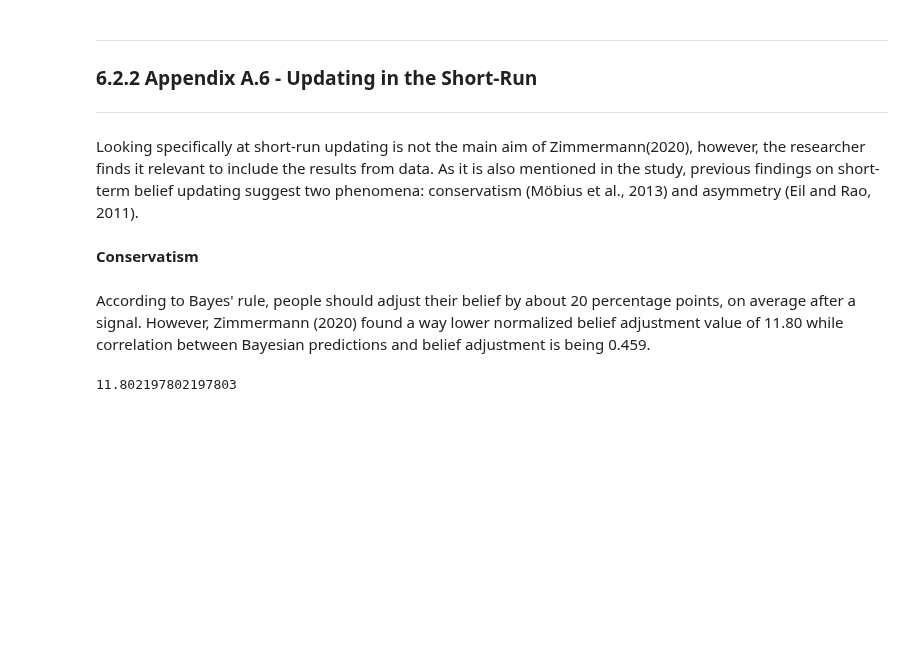
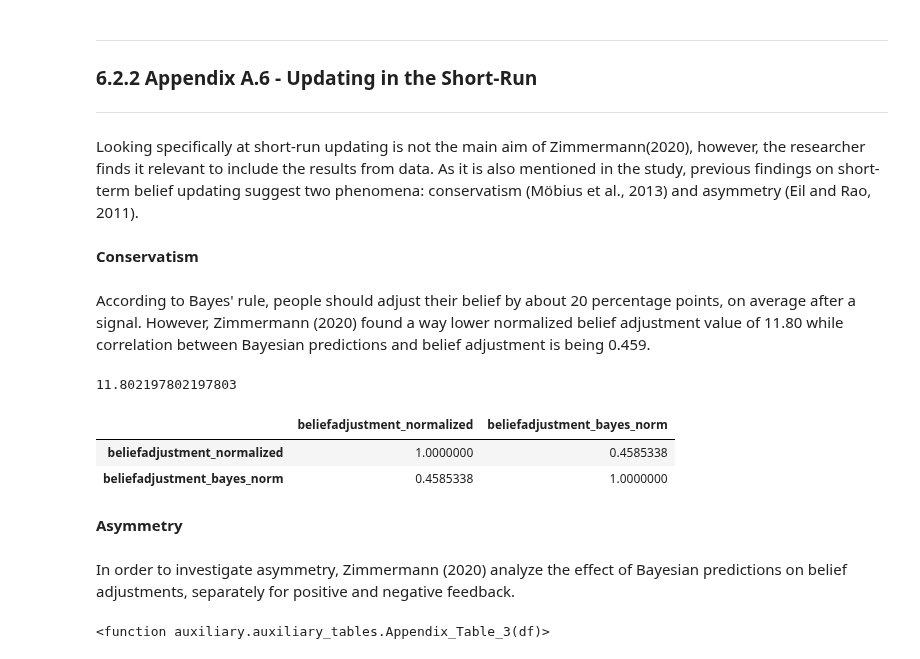
Before and after one commit to aysuavci/ose-data-science-course-project-aysuavci, a Jupyter notebook: project_notebook.ipynb, the cells around one changed output. Cells and saved outputs as stored; diff of their text form; code cells hidden in the pictures; blank space fills up the shorter version.

```diff
--- a/project_notebook.ipynb
+++ b/project_notebook.ipynb
@@ -408,3 +408,18 @@ df_short = df[df['treatgroup'] == 4]
 df_short['beliefadjustment_normalized'].mean()
 # %% [output]
 11.802197802197803
+# %%
+correlation = df_short[['beliefadjustment_normalized','beliefadjustment_bayes_norm']].corr(method='pearson')
+correlation
+# %% [output]
+|  | beliefadjustment_normalized | beliefadjustment_bayes_norm |
+| beliefadjustment_normalized | 1.0000000 | 0.4585338 |
+| beliefadjustment_bayes_norm | 0.4585338 | 1.0000000 |
+# %% [markdown]
+**Asymmetry**
+# %% [markdown]
+In order to investigate asymmetry, Zimmermann (2020) analyze the effect of Bayesian predictions on belief adjustments, separately for positive and negative feedback.
+# %%
+Appendix_Table_3(df) #NEEDS FIX
+# %% [output]
+<function auxiliary.auxiliary_tables.Appendix_Table_3(df)>
```
Also changed, not shown: parts of 2 cells of this notebook.
